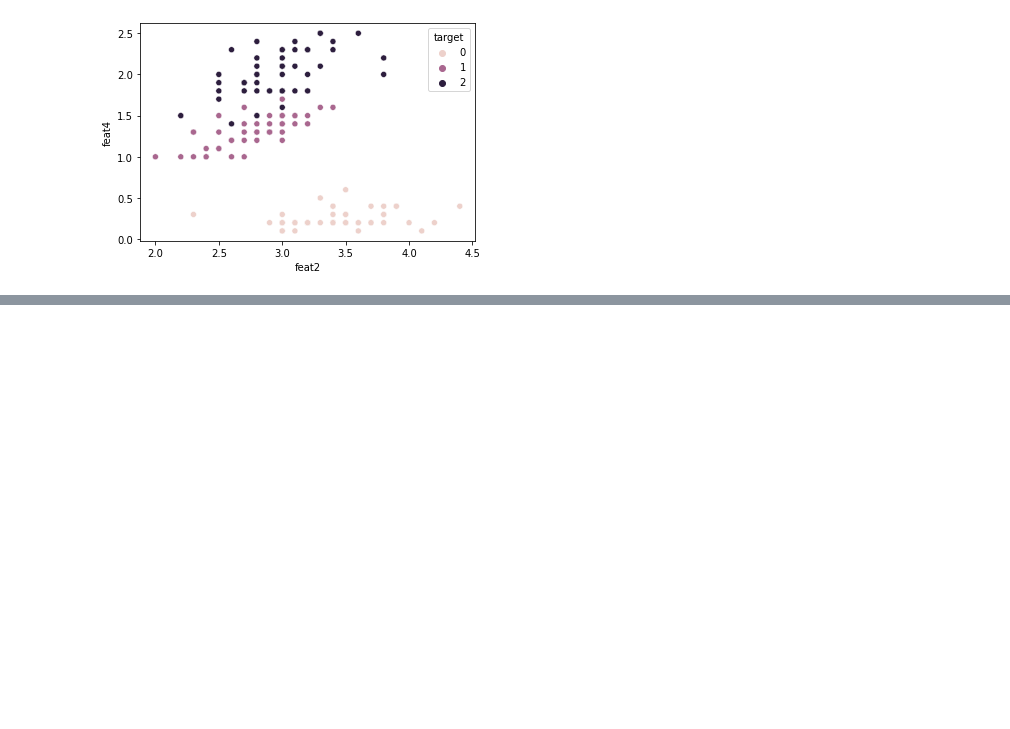
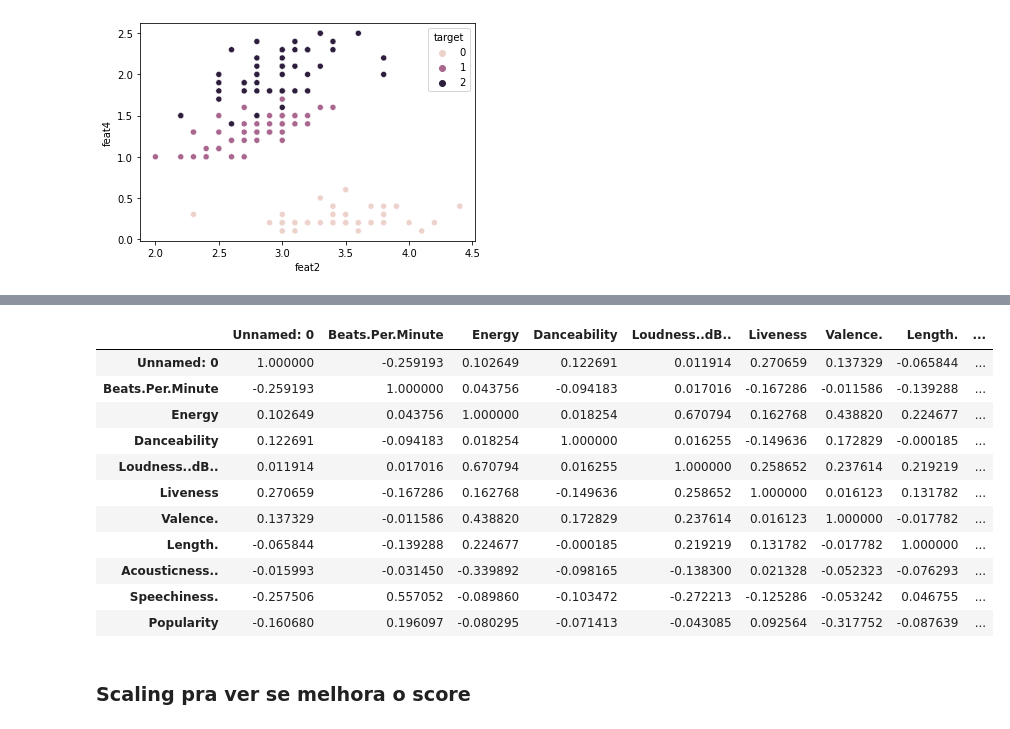
Before and after one commit to FireStrings/classification_project, a Jupyter notebook: KNN_from_scratch.ipynb, the cells around one changed output, grey strips where cells are left out. Saved outputs shown, nothing was run; the diff lists cells and outputs as text; code cells hidden in the pictures; blank space fills up the shorter version.

```diff
--- a/KNN_from_scratch.ipynb
+++ b/KNN_from_scratch.ipynb
@@ -131,0 +165,17 @@ sns.scatterplot(data=data, x="feat2", y="feat4", hue="target")
+# %%
+data2.corr()
+# %% [output]
+|  | Unnamed: 0 | Beats.Per.Minute | Energy | Danceability | Loudness..dB.. | Liveness | Valence. | Length. | ... |
+| Unnamed: 0 | 1.000000 | -0.259193 | 0.102649 | 0.122691 | 0.011914 | 0.270659 | 0.137329 | -0.065844 | ... |
+| Beats.Per.Minute | -0.259193 | 1.000000 | 0.043756 | -0.094183 | 0.017016 | -0.167286 | -0.011586 | -0.139288 | ... |
+| Energy | 0.102649 | 0.043756 | 1.000000 | 0.018254 | 0.670794 | 0.162768 | 0.438820 | 0.224677 | ... |
+| Danceability | 0.122691 | -0.094183 | 0.018254 | 1.000000 | 0.016255 | -0.149636 | 0.172829 | -0.000185 | ... |
+| Loudness..dB.. | 0.011914 | 0.017016 | 0.670794 | 0.016255 | 1.000000 | 0.258652 | 0.237614 | 0.219219 | ... |
+| Liveness | 0.270659 | -0.167286 | 0.162768 | -0.149636 | 0.258652 | 1.000000 | 0.016123 | 0.131782 | ... |
+| Valence. | 0.137329 | -0.011586 | 0.438820 | 0.172829 | 0.237614 | 0.016123 | 1.000000 | -0.017782 | ... |
+| Length. | -0.065844 | -0.139288 | 0.224677 | -0.000185 | 0.219219 | 0.131782 | -0.017782 | 1.000000 | ... |
+| Acousticness.. | -0.015993 | -0.031450 | -0.339892 | -0.098165 | -0.138300 | 0.021328 | -0.052323 | -0.076293 | ... |
+| Speechiness. | -0.257506 | 0.557052 | -0.089860 | -0.103472 | -0.272213 | -0.125286 | -0.053242 | 0.046755 | ... |
+| Popularity | -0.160680 | 0.196097 | -0.080295 | -0.071413 | -0.043085 | 0.092564 | -0.317752 | -0.087639 | ... |
+# %% [markdown]
+### Scaling pra ver se melhora o score
```
Also changed, not shown: parts of 15 cells of this notebook.
